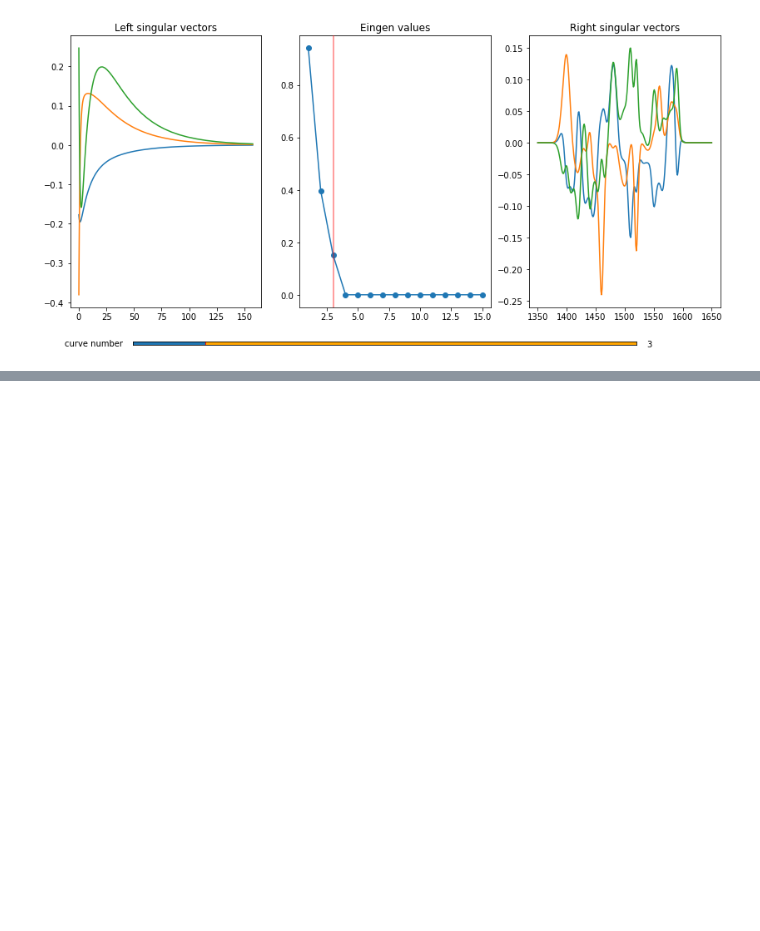
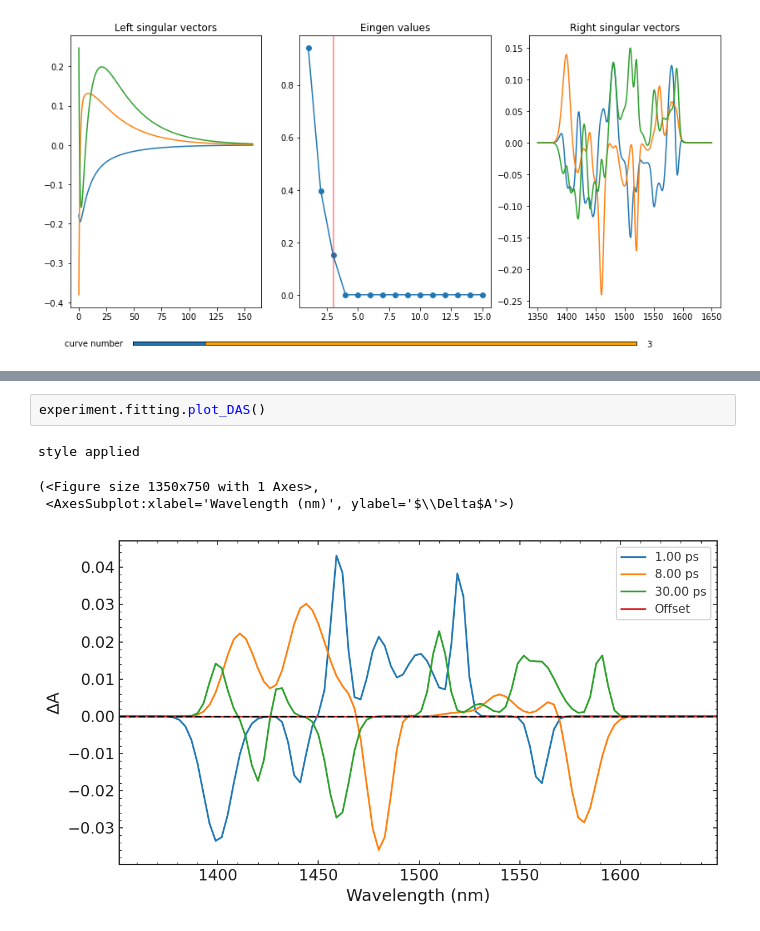
Before and after one commit to lucasmuriarte/ultrapyfit, a Jupyter notebook: Untitled.ipynb, the cells around one changed output, grey strips where cells are left out. Drawn from its saved outputs; the diff is of its cells as text; blank space fills up the shorter version.

```diff
--- a/Untitled.ipynb
+++ b/Untitled.ipynb
@@ -207,0 +338,7 @@ experiment.plot_full_SVD(3)
+# %%
+experiment.fitting.plot_DAS()
+# %% [output]
+style applied
+(<Figure size 1350x750 with 1 Axes>,
+ <AxesSubplot:xlabel='Wavelength (nm)', ylabel='$\\Delta$A'>)
+[figure, added]
```
Also changed, not shown: parts of 15 cells of this notebook.
